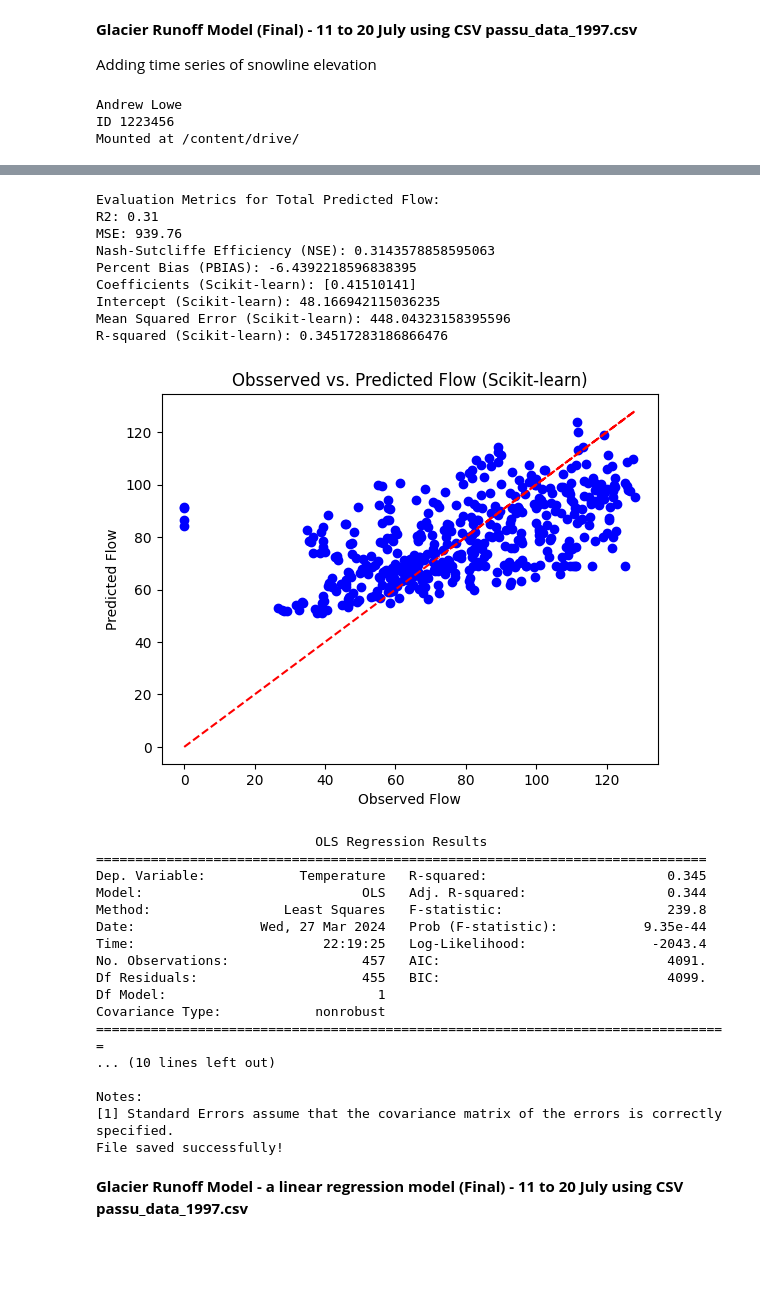
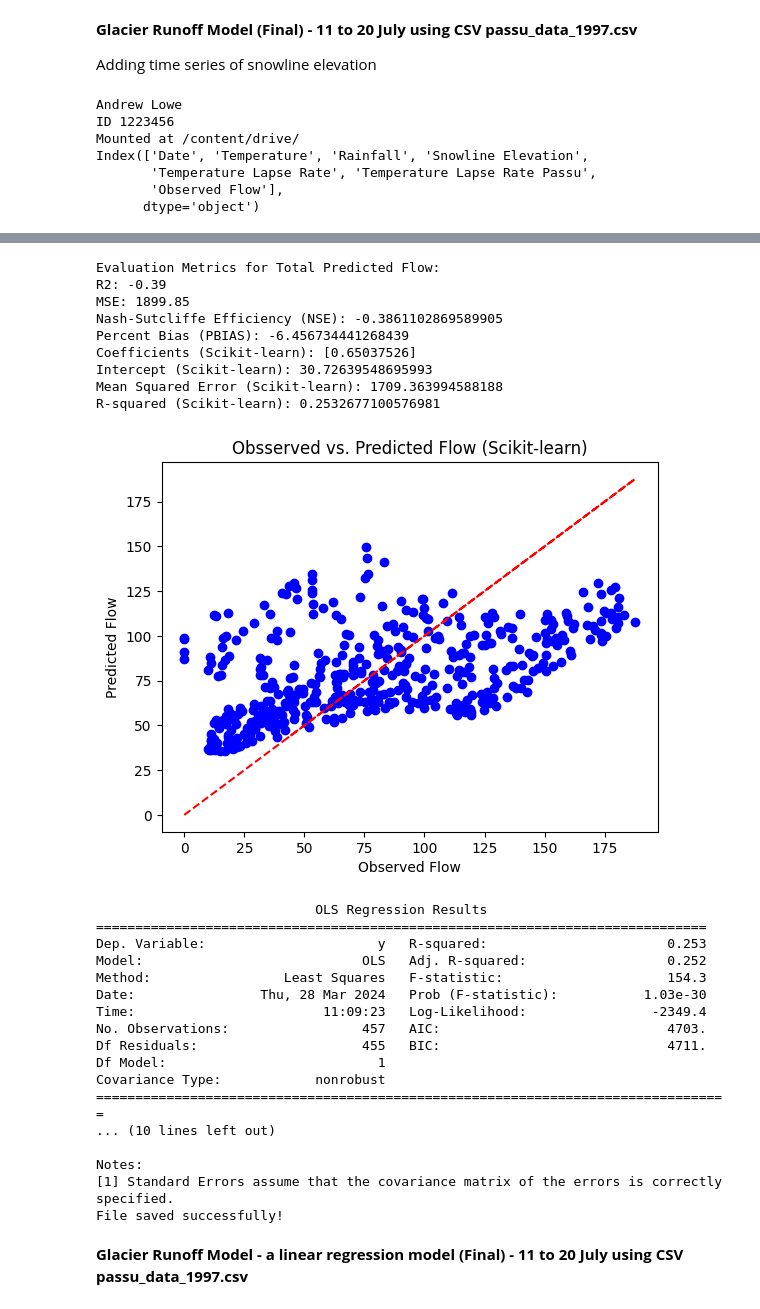
Before and after one commit to AndrewLoweUoM/lake_district, a Jupyter notebook: Glacier_Runoff_model_Final.ipynb, the cells around one changed output, grey strips where cells are left out. Drawn from its saved outputs; the diff is of its cells as text; code cells hidden in the pictures; blank space fills up the shorter version.

```diff
--- a/Glacier_Runoff_model_Final.ipynb
+++ b/Glacier_Runoff_model_Final.ipynb
@@ -917,7 +915,10 @@ print('ID 1223456')
 drive.mount('/content/drive/', force_remount=True)
 
 # Load the climate data CSV file from Google Drive
+#file_path = '/content/drive/MyDrive/dataset/passu_data_1997.csv'
 file_path = '/content/drive/MyDrive/dataset/passu_data_1997_full.csv'
+#file_path = '/content/drive/MyDrive/dataset/passu_data_1997_all.csv
+#file_path = '/content/drive/MyDrive/dataset/passu_data_1999_full.csv'
 
 # Read climate data from CSV file and create a DataFrame
 climate_df = pd.read_csv(file_path)
@@ -929,9 +930,11 @@ climate_df['Date'] = pd.to_datetime(climate_df['Date'], format='%d/%m/%Y %H:%M')
 
 # Define the variables
 climate_station_elevation = 2500  # masl
-temperature_lapse_rate = 0.3  # C per 100m
+#temperature_lapse_rate = 0.3  # C per 100m
 degree_day_factor_ice = 0.45
 degree_day_factor_snow = 0.08
+#snowline_elevaation = 5600 # masl
+
 
 # Define elevation zones
 elev_min_zone_1, elev_midpt_zone_1, elev_max_zone_1 = 2500, 3500, 4500  # masl
@@ -950,9 +953,12 @@ elev_intervals_zone_3 = 55
 
 # CALCULATE TEMPERATURE IN THE ELEVATION ZONES USING TEMPERATURE LAPSE RATE
 
+print(climate_df.columns)
+
 # Read Temperature and Snowline Elevation data from DataFrame
 temperature = climate_df['Temperature']
 snowline_elevation = climate_df['Snowline Elevation']
+temperature_lapse_rate = climate_df['Temperature Lapse Rate']
 
 # Calculate the temperature in each zone using the lapse rate
 temp_zone_1 = temperature - (temperature_lapse_rate * elev_intervals_zone_1)
@@ -1179,3 +1185,7 @@ print("File saved successfully!")
 Andrew Lowe
 ID 1223456
 Mounted at /content/drive/
+Index(['Date', 'Temperature', 'Rainfall', 'Snowline Elevation',
+       'Temperature Lapse Rate', 'Temperature Lapse Rate Passu',
+       'Observed Flow'],
+      dtype='object')
@@ -1183,22 +1193,22 @@ Mounted at /content/drive/
 Evaluation Metrics for Total Predicted Flow:
-R2: 0.31
-MSE: 939.76
-Nash-Sutcliffe Efficiency (NSE): 0.3143578858595063
-Percent Bias (PBIAS): -6.4392218596838395
-Coefficients (Scikit-learn): [0.41510141]
-Intercept (Scikit-learn): 48.166942115036235
-Mean Squared Error (Scikit-learn): 448.04323158395596
-R-squared (Scikit-learn): 0.34517283186866476
+R2: -0.39
+MSE: 1899.85
+Nash-Sutcliffe Efficiency (NSE): -0.3861102869589905
+Percent Bias (PBIAS): -6.456734441268439
+Coefficients (Scikit-learn): [0.65037526]
+Intercept (Scikit-learn): 30.72639548695993
+Mean Squared Error (Scikit-learn): 1709.363994588188
+R-squared (Scikit-learn): 0.2532677100576981
-[figure, old version]
+[figure, new version]
                             OLS Regression Results
 ==============================================================================
-Dep. Variable:            Temperature   R-squared:                       0.345
-Model:                            OLS   Adj. R-squared:                  0.344
-Method:                 Least Squares   F-statistic:                     239.8
-Date:                Wed, 27 Mar 2024   Prob (F-statistic):           9.35e-44
-Time:                        22:19:25   Log-Likelihood:                -2043.4
-No. Observations:                 457   AIC:                             4091.
-Df Residuals:                     455   BIC:                             4099.
+Dep. Variable:                      y   R-squared:                       0.253
+Model:                            OLS   Adj. R-squared:                  0.252
+Method:                 Least Squares   F-statistic:                     154.3
+Date:                Thu, 28 Mar 2024   Prob (F-statistic):           1.03e-30
+Time:                        11:09:23   Log-Likelihood:                -2349.4
+No. Observations:                 457   AIC:                             4703.
+Df Residuals:                     455   BIC:                             4711.
 Df Model:                           1
 Covariance Type:            nonrobust
 =================================================================================
```
Also changed, not shown: parts of 18 cells of this notebook.
